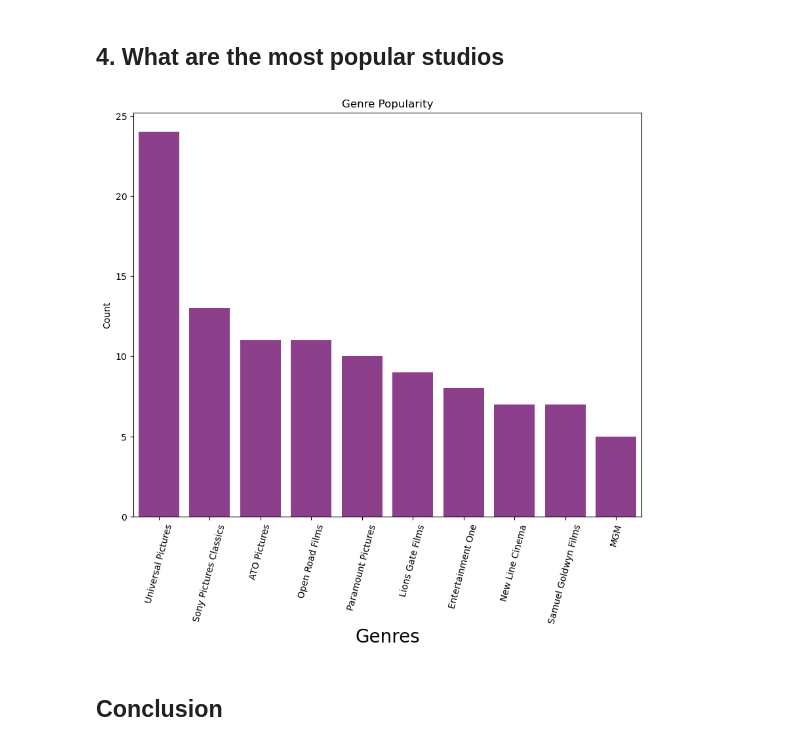
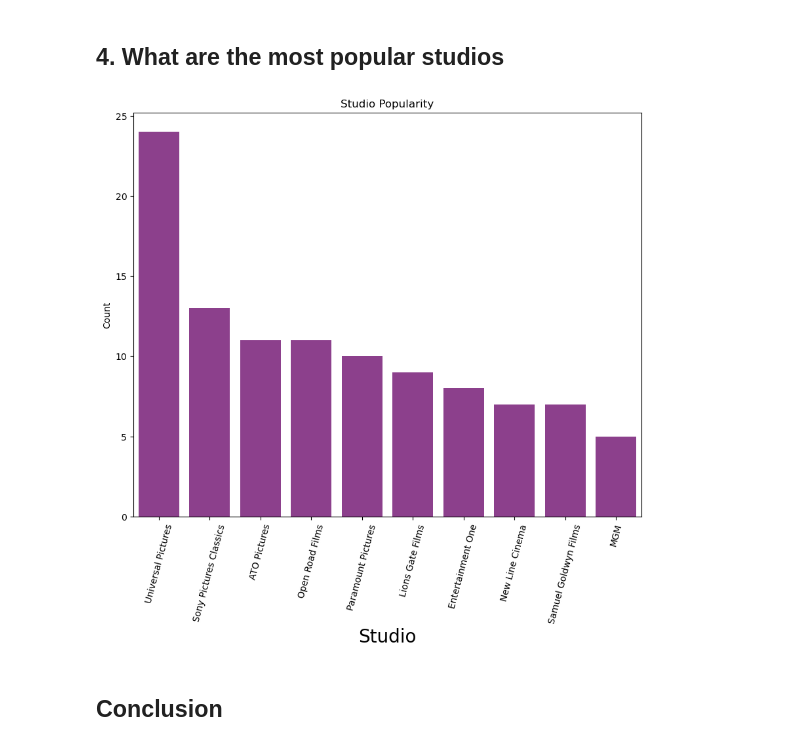
Before and after one commit to SilviaGworit/dsc-phase-1-project-v2-4, a Jupyter notebook: student.ipynb, the cells around one changed output. Drawn from its saved outputs; the diff is of its cells as text; code cells hidden in the pictures.

```diff
--- a/student.ipynb
+++ b/student.ipynb
@@ -525,18 +531,18 @@ studio_count = df2['studio_x'].value_counts()
 # %%
 # plotting a bar chart on the top genre counts
 plt.figure(figsize=(10, 8))
 
 sns.barplot(x=studio_count.index, y=studio_count.values, alpha=0.8, color = 'purple')
-plt.title('Genre Popularity')
-plt.xlabel('Genres',fontsize= 20)
+plt.title('Studio Popularity')
+plt.xlabel('Studio',fontsize= 20)
 plt.ylabel('Count',fontsize =10)
 
 # Rotate the labels by 75 degrees
 plt.xticks(rotation=75)
 
 plt.show()
 # %% [output]
-[figure, old version]
+[figure, new version]
 # %% [markdown]
 ## Conclusion
 # %% [markdown]
```
Also changed, not shown: parts of 2 cells of this notebook, 1 other file.
